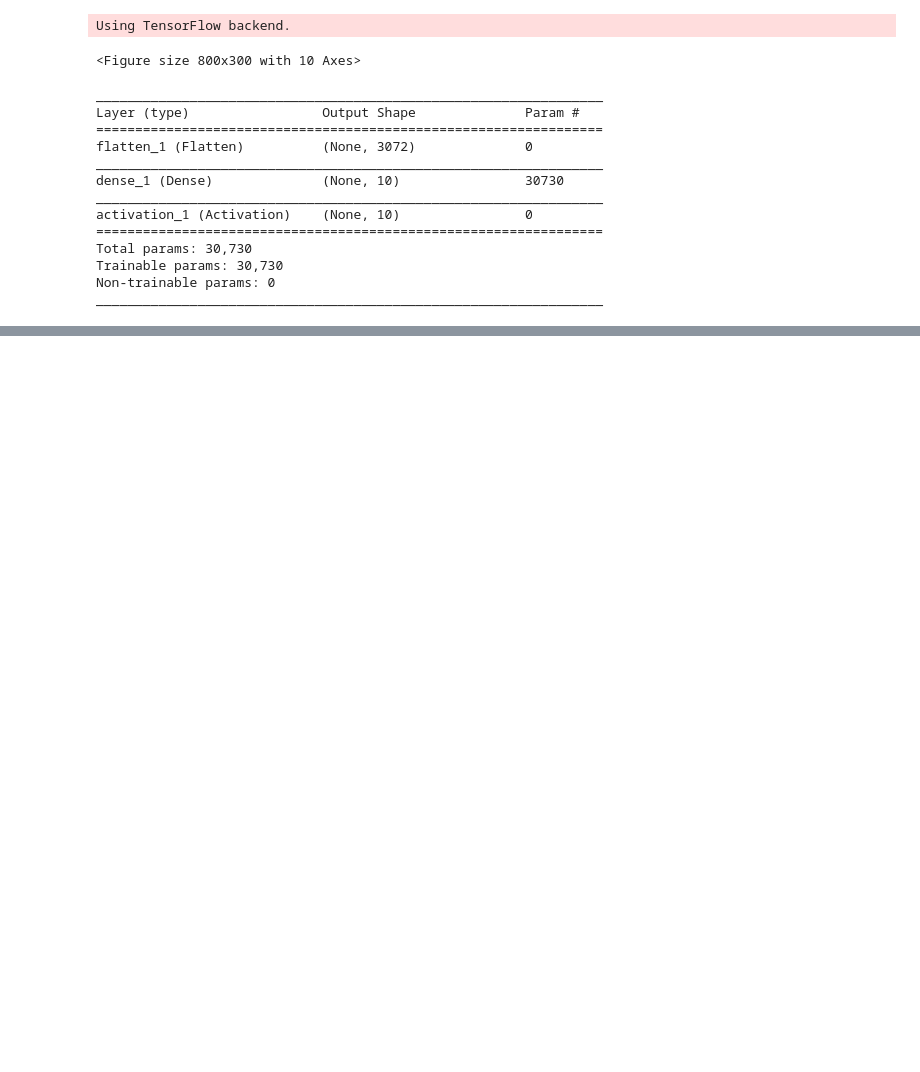
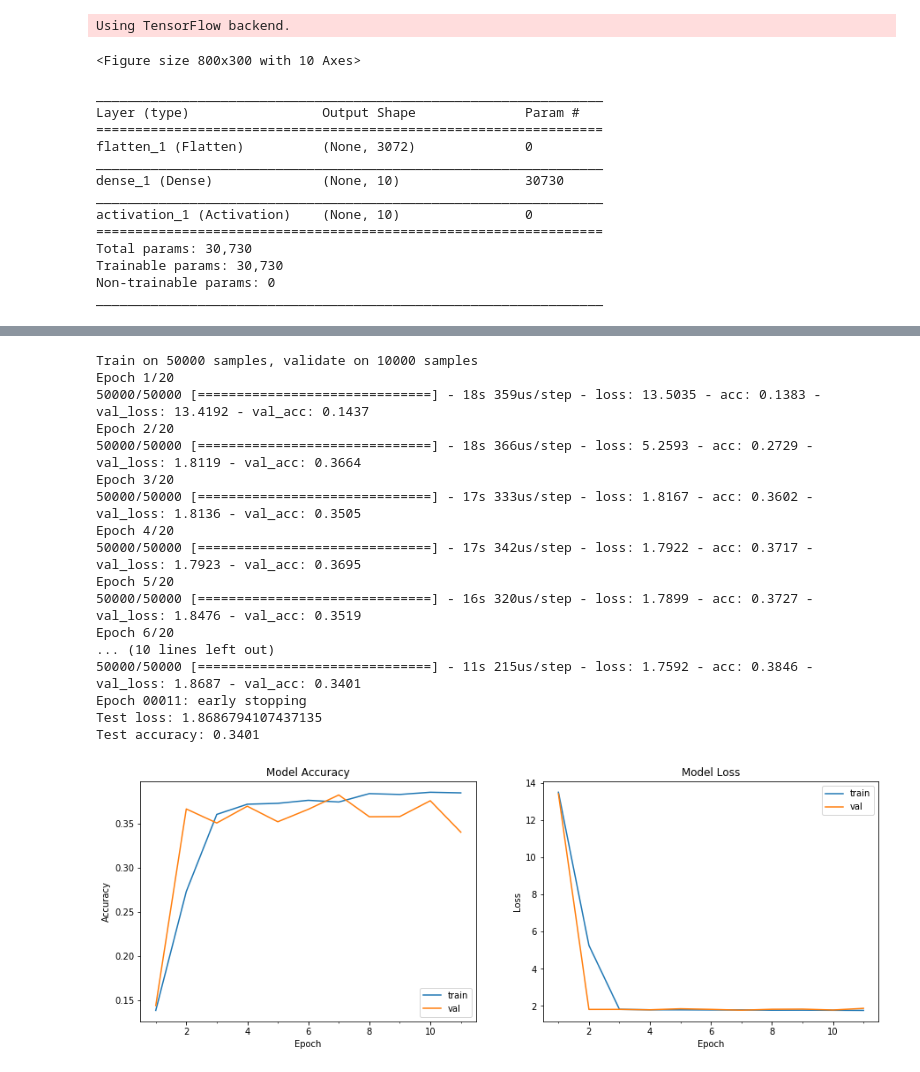
Before and after one commit to ignaciocasso/cv, a Jupyter notebook: CNN/cifar10ff_example-Copy1.ipynb, the cells around one changed output, grey strips where cells are left out. Cells and saved outputs as stored; diff of their text form; code cells hidden in the pictures; blank space fills up the shorter version.

```diff
--- a/CNN/cifar10ff_example-Copy1.ipynb
+++ b/CNN/cifar10ff_example-Copy1.ipynb
@@ -227,0 +245,16 @@ Epoch 1/20
+# %%
+# Multilayer Perceptrons (MLPs)
+from keras.models import Sequential
+from keras.layers import Dense, Dropout, Activation, Flatten
+from keras.callbacks import EarlyStopping
+
+model_4 = Sequential()
+model_4.add(Flatten(input_shape=(32, 32, 3)))
+model_4.add(Dense(500))
+model_4.add(Dense(100))
+model_4.add(Dense(10))
+model_4.add(Activation('softmax'))
+
+model_4.compile(optimizer='adam', loss='categorical_crossentropy', metrics=['accuracy'])
+es = EarlyStopping(monitor='val_loss', mode='min', verbose=1, patience=4)
+model_4.summary()
@@ -227,0 +279,32 @@ Epoch 1/20
+# %%
+# Training
+import time
+start = time.time()
+history = model_4.fit(X_train, Y_train, batch_size=128, epochs=20, verbose=1, validation_data=(X_test, Y_test), callbacks=[es])
+end = time.time()
+
+loss, acc = model_4.evaluate(X_test, Y_test, verbose=0)
+print('Test loss:', loss)
+print('Test accuracy:', acc)
+
+plot_model_history(history)
+print("Training MLP took " + str(end - start) + " seconds")
+# %% [output]
+Train on 50000 samples, validate on 10000 samples
+Epoch 1/20
+50000/50000 [==============================] - 18s 359us/step - loss: 13.5035 - acc: 0.1383 - val_loss: 13.4192 - val_acc: 0.1437
+Epoch 2/20
+50000/50000 [==============================] - 18s 366us/step - loss: 5.2593 - acc: 0.2729 - val_loss: 1.8119 - val_acc: 0.3664
+Epoch 3/20
+50000/50000 [==============================] - 17s 333us/step - loss: 1.8167 - acc: 0.3602 - val_loss: 1.8136 - val_acc: 0.3505
+Epoch 4/20
+50000/50000 [==============================] - 17s 342us/step - loss: 1.7922 - acc: 0.3717 - val_loss: 1.7923 - val_acc: 0.3695
+Epoch 5/20
+50000/50000 [==============================] - 16s 320us/step - loss: 1.7899 - acc: 0.3727 - val_loss: 1.8476 - val_acc: 0.3519
+Epoch 6/20
+... (10 lines left out)
+50000/50000 [==============================] - 11s 215us/step - loss: 1.7592 - acc: 0.3846 - val_loss: 1.8687 - val_acc: 0.3401
+Epoch 00011: early stopping
+Test loss: 1.8686794107437135
+Test accuracy: 0.3401
+[figure, added]
```
Also changed, not shown: parts of 9 cells of this notebook, 10 other files.
